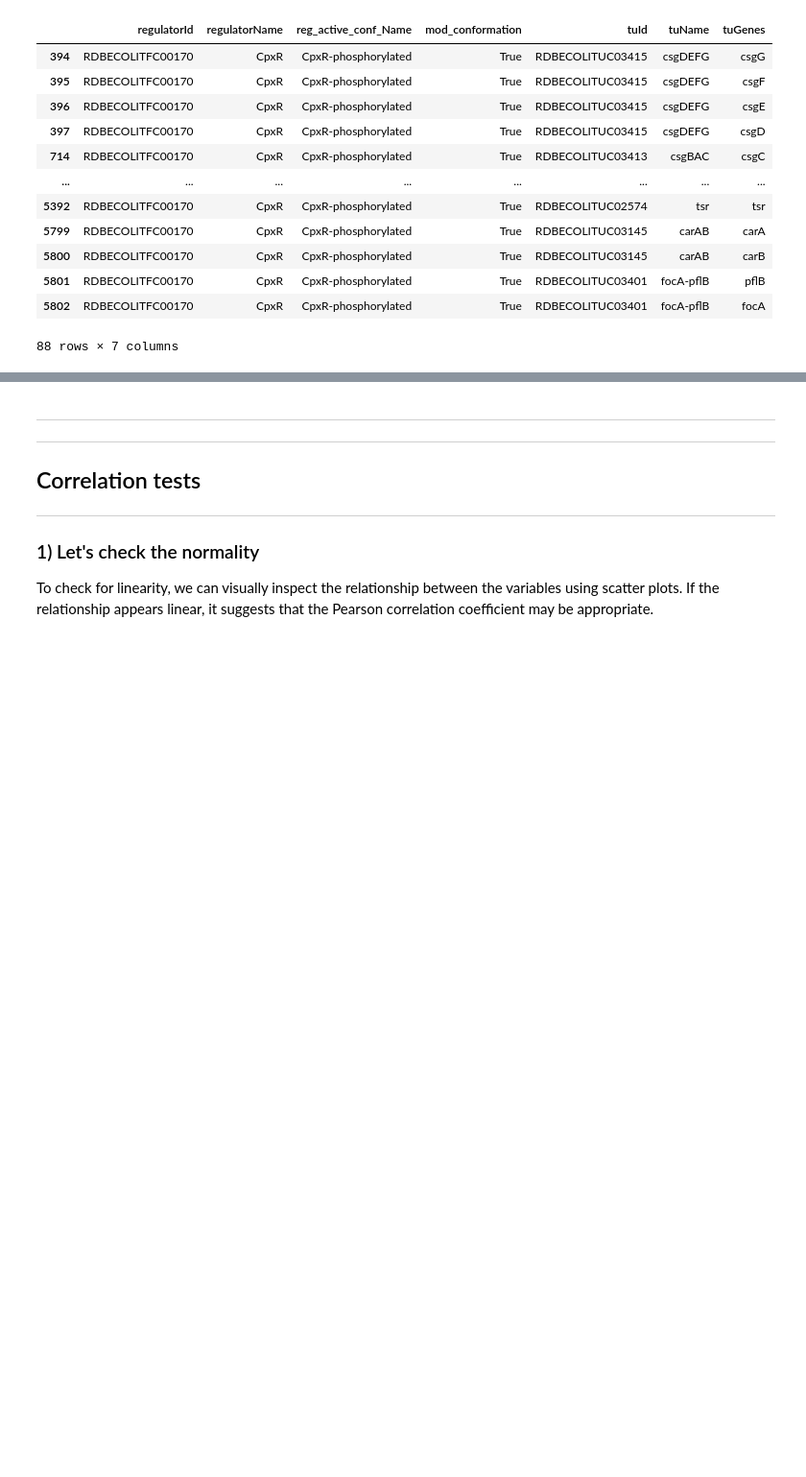
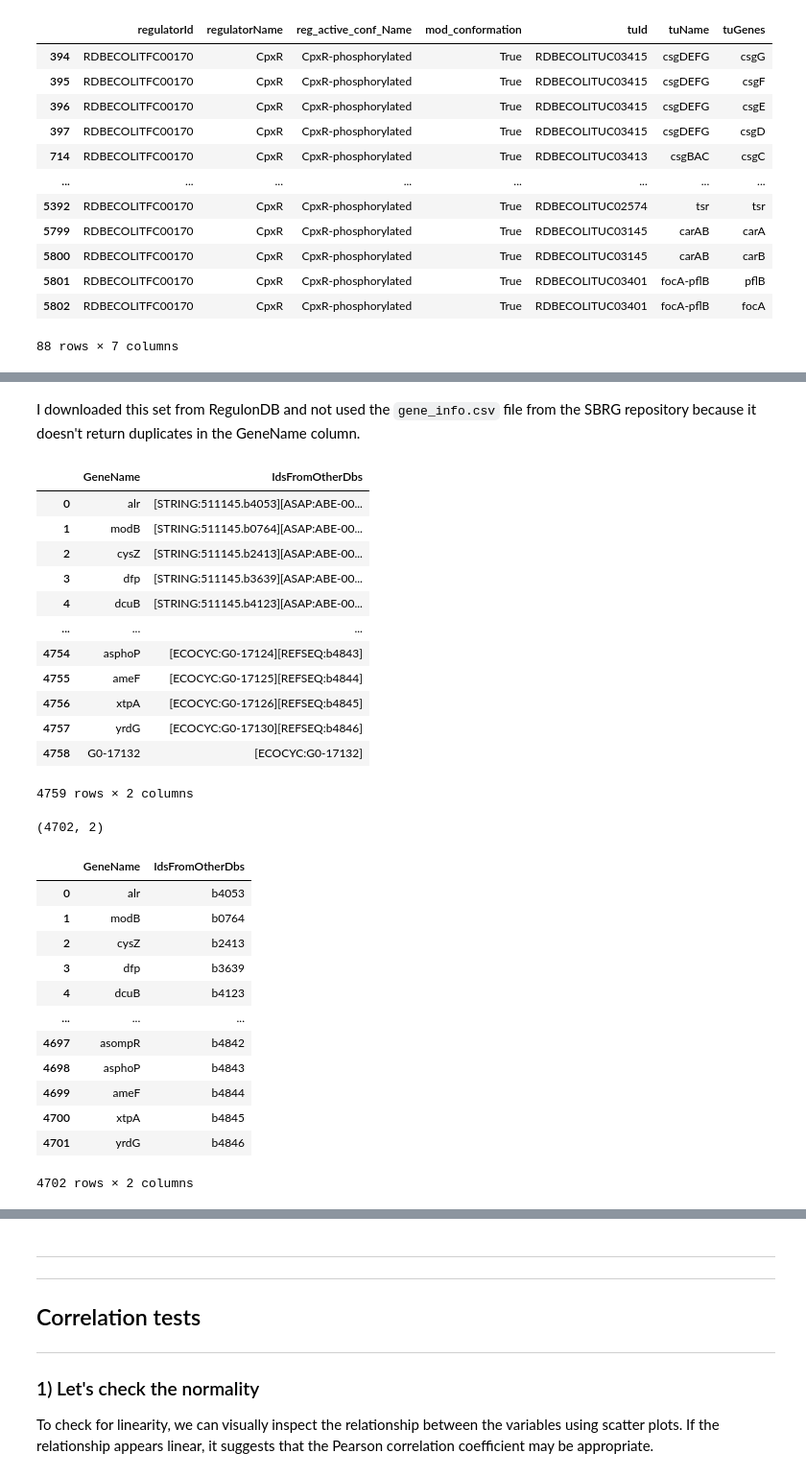
Before and after one commit to gabriele-gambero/Advanced-Genomics-project, a Jupyter notebook: Script on jupyter.ipynb, the cells around one changed output, grey strips where cells are left out. Shown: that part at 96% size. Cells and saved outputs as stored; diff of their text form; code cells hidden in the pictures; blank space fills up the shorter version.

```diff
--- a/Script on jupyter.ipynb
+++ b/Script on jupyter.ipynb
@@ -357,0 +320,55 @@ cpxr
+# %% [markdown]
+I downloaded this set from RegulonDB and not used the `gene_info.csv` file from the SBRG repository because it doesn't return duplicates in the GeneName column.
+# %%
+second_way = pd.read_csv('./Data from RegulonDB/GeneName-bcodeset_selected.tsv', sep = '\t')
+
+second_way = second_way.rename(columns={'2)geneName':'GeneName','7)otherDbsGeneIds':'IdsFromOtherDbs'})
+
+second_way
+
+# extracting only the b_id
+regex2 = r'\[REFSEQ:(b\d{4})\]'
+
+for num in second_way.index:
+    matches = re.findall(regex2, second_way.loc[num, 'IdsFromOtherDbs'])
+
+    if matches:
+        second_way.loc[num, 'IdsFromOtherDbs'] = matches[0]
+    else:
+        second_way.drop(index = num, inplace=True)
+
+second_way.reset_index(drop = True, inplace = True)
+second_way.shape
+second_way
+
+# things that might be useful in the future:
+# temp_col = pd.Series((i for i in tf_riset['reg_active_conf_Name'] if re.search(regex, i)), name = 'active_when_phosphorylated')
+# second_way.to_csv('./Data from RegulonDB/let_me_see.txt', sep = '\t')
+# %% [output]
+|  | GeneName | IdsFromOtherDbs |
+| 0 | alr | [STRING:511145.b4053][ASAP:ABE-00... |
+| 1 | modB | [STRING:511145.b0764][ASAP:ABE-00... |
+| 2 | cysZ | [STRING:511145.b2413][ASAP:ABE-00... |
+| 3 | dfp | [STRING:511145.b3639][ASAP:ABE-00... |
+| 4 | dcuB | [STRING:511145.b4123][ASAP:ABE-00... |
+| ... | ... | ... |
+| 4754 | asphoP | [ECOCYC:G0-17124][REFSEQ:b4843] |
+| 4755 | ameF | [ECOCYC:G0-17125][REFSEQ:b4844] |
+| 4756 | xtpA | [ECOCYC:G0-17126][REFSEQ:b4845] |
+| 4757 | yrdG | [ECOCYC:G0-17130][REFSEQ:b4846] |
+| 4758 | G0-17132 | [ECOCYC:G0-17132] |
+4759 rows × 2 columns
+(4702, 2)
+|  | GeneName | IdsFromOtherDbs |
+| 0 | alr | b4053 |
+| 1 | modB | b0764 |
+| 2 | cysZ | b2413 |
+| 3 | dfp | b3639 |
+| 4 | dcuB | b4123 |
+| ... | ... | ... |
+| 4697 | asompR | b4842 |
+| 4698 | asphoP | b4843 |
+| 4699 | ameF | b4844 |
+| 4700 | xtpA | b4845 |
+| 4701 | yrdG | b4846 |
+4702 rows × 2 columns
```
Also changed, not shown: parts of 13 cells of this notebook, 2 other files.
